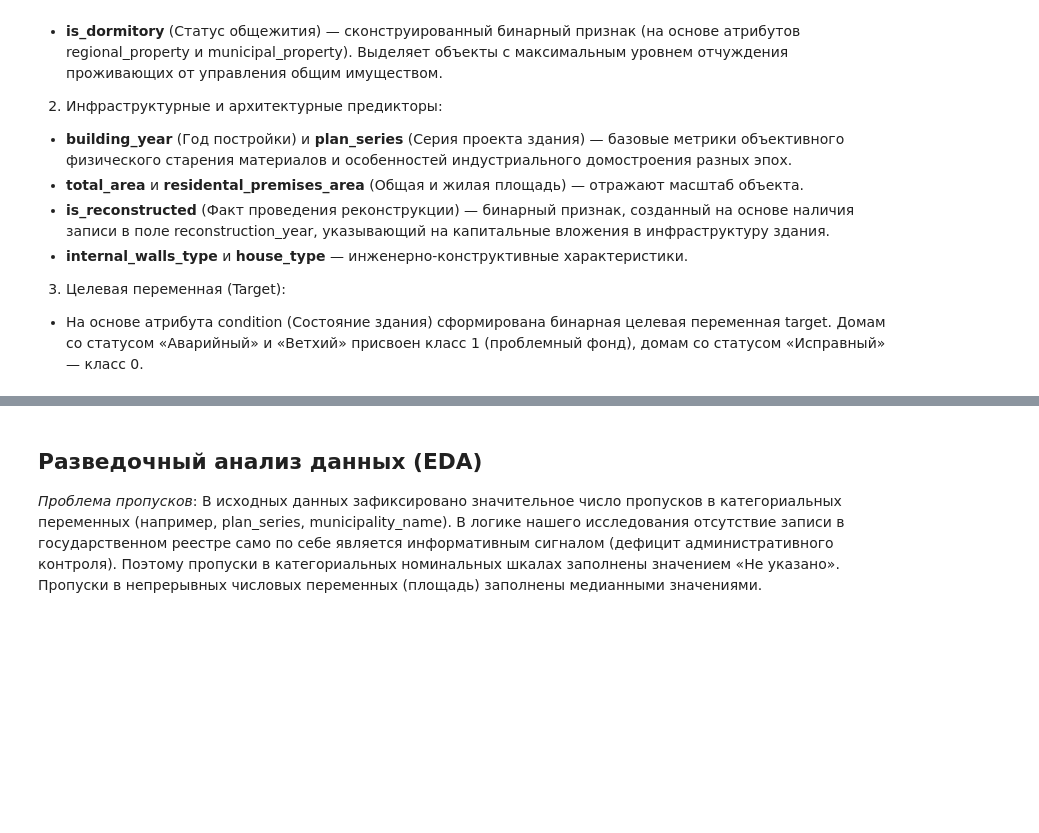
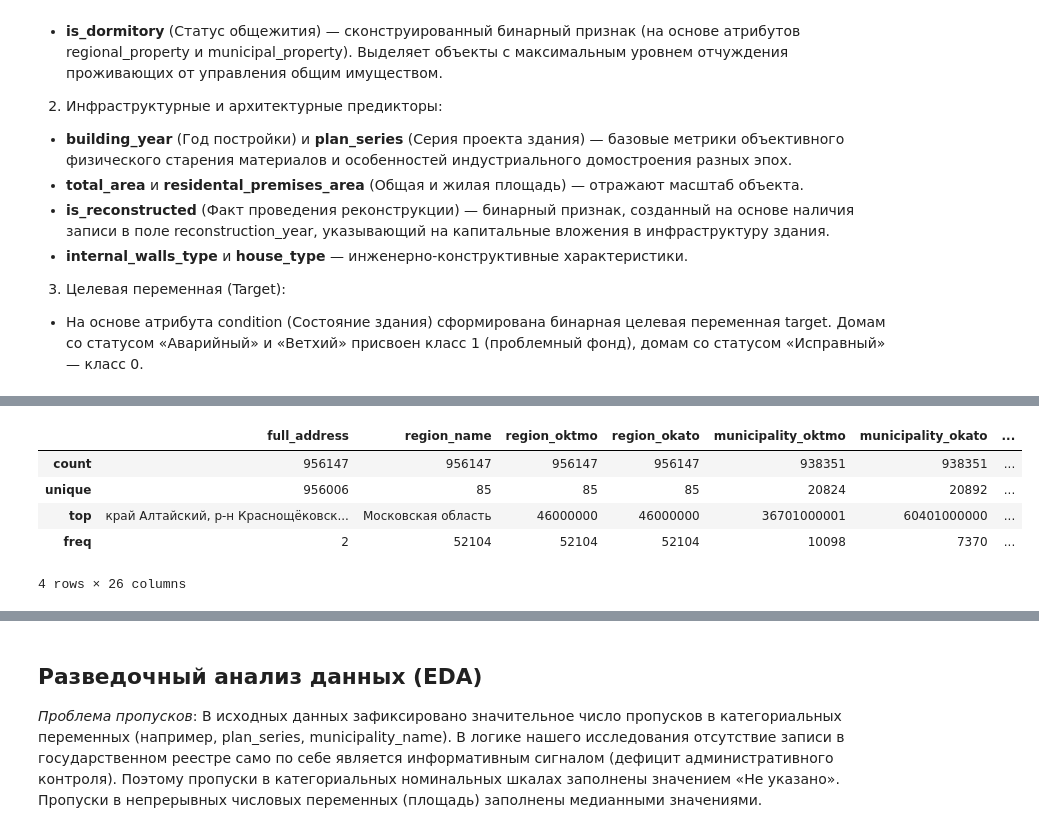
Before and after one commit to ascat41/HouseDeterioration, a Jupyter notebook: data_research.ipynb, the cells around one changed output, grey strips where cells are left out. Drawn from its saved outputs; the diff is of its cells as text; code cells hidden in the pictures; blank space fills up the shorter version.

```diff
--- a/data_research.ipynb
+++ b/data_research.ipynb
@@ -74 +116,10 @@ df
+# %%
+df.describe(include=["str"])
+# %% [output]
+|  | full_address | region_name | region_oktmo | region_okato | municipality_oktmo | municipality_okato | ... |
+| count | 956147 | 956147 | 956147 | 956147 | 938351 | 938351 | ... |
+| unique | 956006 | 85 | 85 | 85 | 20824 | 20892 | ... |
+| top | край Алтайский, р-н Краснощёковск... | Московская область | 46000000 | 46000000 | 36701000001 | 60401000000 | ... |
+| freq | 2 | 52104 | 52104 | 52104 | 10098 | 7370 | ... |
+4 rows × 26 columns
 # %%
```
Also changed, not shown: parts of 16 cells of this notebook.
